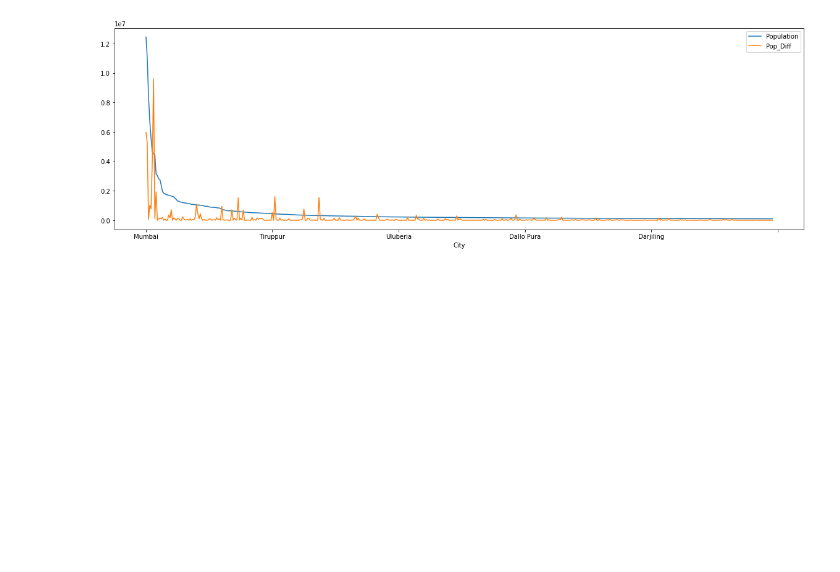
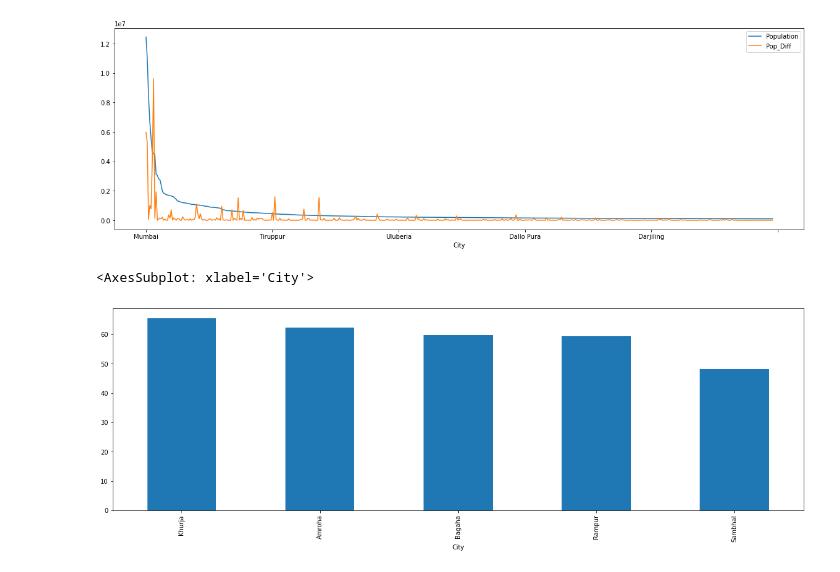
Before and after one commit to zaid-kamil/DP-SEP-PYDS-330-MTTF, a Jupyter notebook: data_analysis/analysis_part_3.ipynb, the cells around one changed output. Cells and saved outputs as stored; diff of their text form; code cells hidden in the pictures; blank space fills up the shorter version.

```diff
--- a/data_analysis/analysis_part_3.ipynb
+++ b/data_analysis/analysis_part_3.ipynb
@@ -170,3 +170,8 @@ df[['Population','Pop_Diff']].plot(kind='line', figsize=(20,6),)
 # %% [output]
 <AxesSubplot: xlabel='City'>
 [figure]
+# %%
+df.sort_values(by='Literacy',ascending=False).tail()['Literacy'].plot(kind='bar', figsize=(20,6))
+# %% [output]
+<AxesSubplot: xlabel='City'>
+[figure, added]
```
Also changed, not shown: parts of 2 cells of this notebook, 2 other files.
